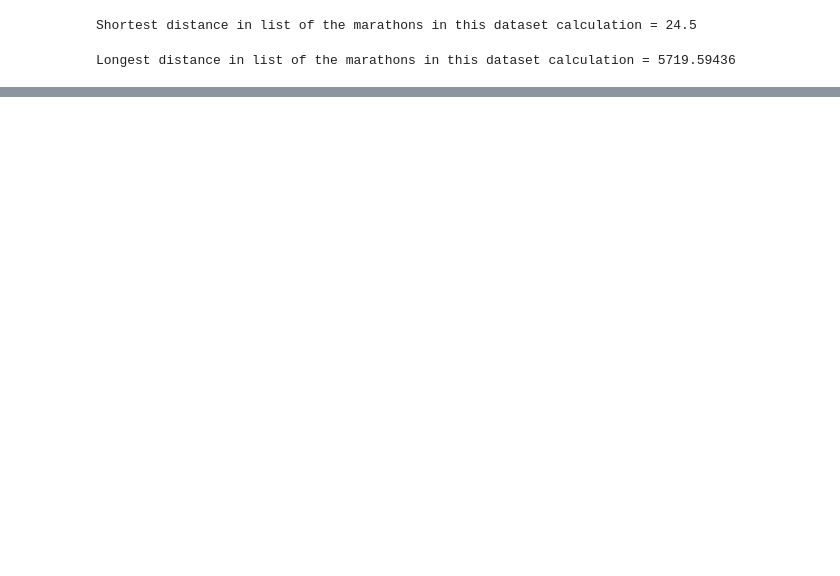
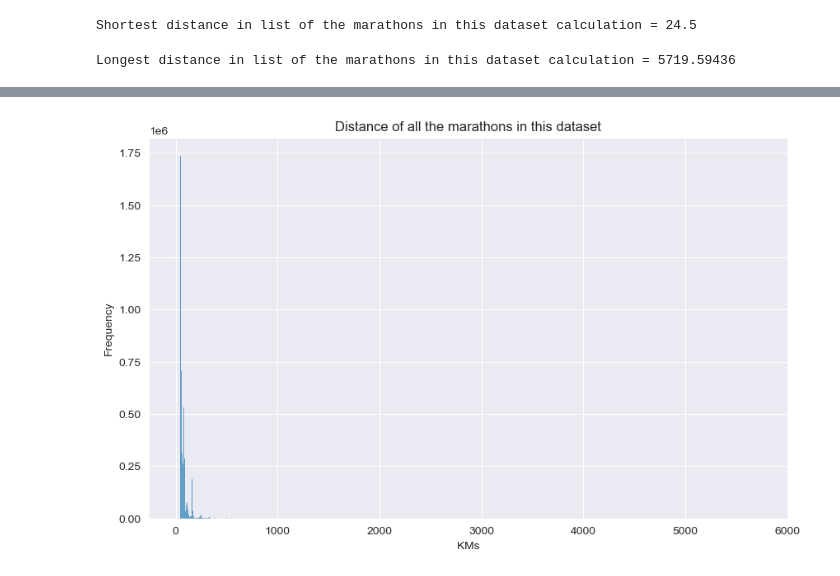
Before and after one commit to Kaichumoto/UltraMarathonRunning, a Jupyter notebook: Assignment 2.ipynb, the cells around one changed output, grey strips where cells are left out. Drawn from its saved outputs; the diff is of its cells as text; code cells hidden in the pictures; blank space fills up the shorter version.

```diff
--- a/Assignment 2.ipynb
+++ b/Assignment 2.ipynb
@@ -352,0 +445,4 @@ dfDistance[dfDistance['Athlete age category'].isna()==1]
+# %%
+# Dropping any ages that is less than 0 as these data is most likely recorded incorrectly
+
+df.drop(df[df['Athlete age at event'] <= 0].index, inplace=True)
@@ -352,0 +511,4 @@ dfDistance[dfDistance['Athlete age category'].isna()==1]
+# %%
+# Number of null values is less than 0.003%; removal should be okay
+
+df.dropna(subset=['Athlete average speed'], inplace=True)
@@ -352,0 +533,3 @@ dfDistance[dfDistance['Athlete age category'].isna()==1]
+# %%
+# Dropping rows that contains invalid speed data
+df.drop(df[df['Athlete average speed'].str.contains(':')].index, inplace=True)
@@ -352,0 +549,4 @@ dfDistance[dfDistance['Athlete age category'].isna()==1]
+# %%
+# Need to convert the datatype to float for any calculations to take place using the data
+
+df['Athlete average speed'] = df['Athlete average speed'].astype(float)
@@ -429,0 +626,10 @@ KeyError: 'distance_km'
+# %%
+plt.figure(figsize=(10, 6))
+sns.histplot(data=df, x='distance_km', bins=1000)
+plt.title('Distance of all the marathons in this dataset')
+plt.xlabel('KMs')
+plt.ylabel('Frequency')
+plt.grid(True)
+plt.show()
+# %% [output]
+[figure, added]
```
Also changed, not shown: parts of 173 cells of this notebook, 1 other file.
